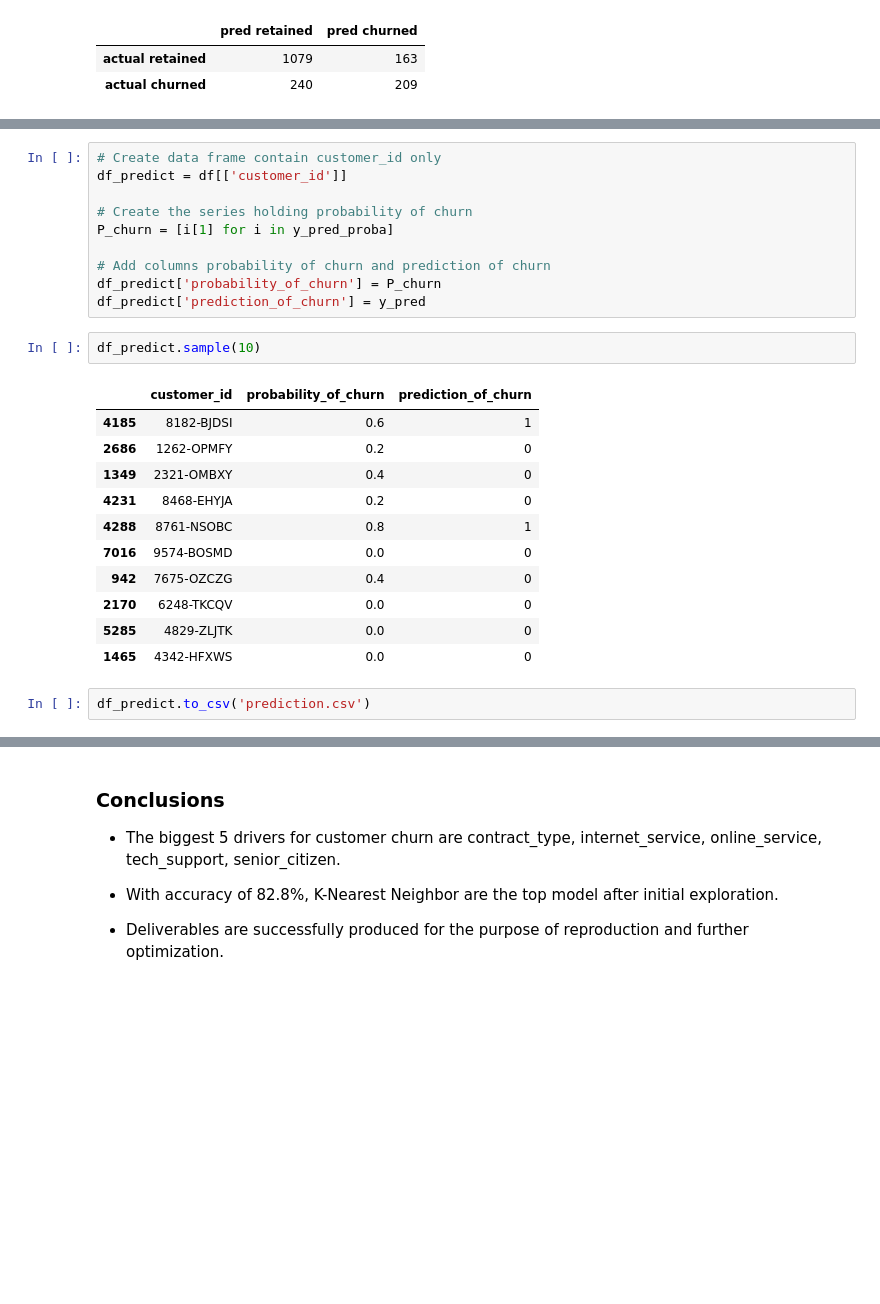
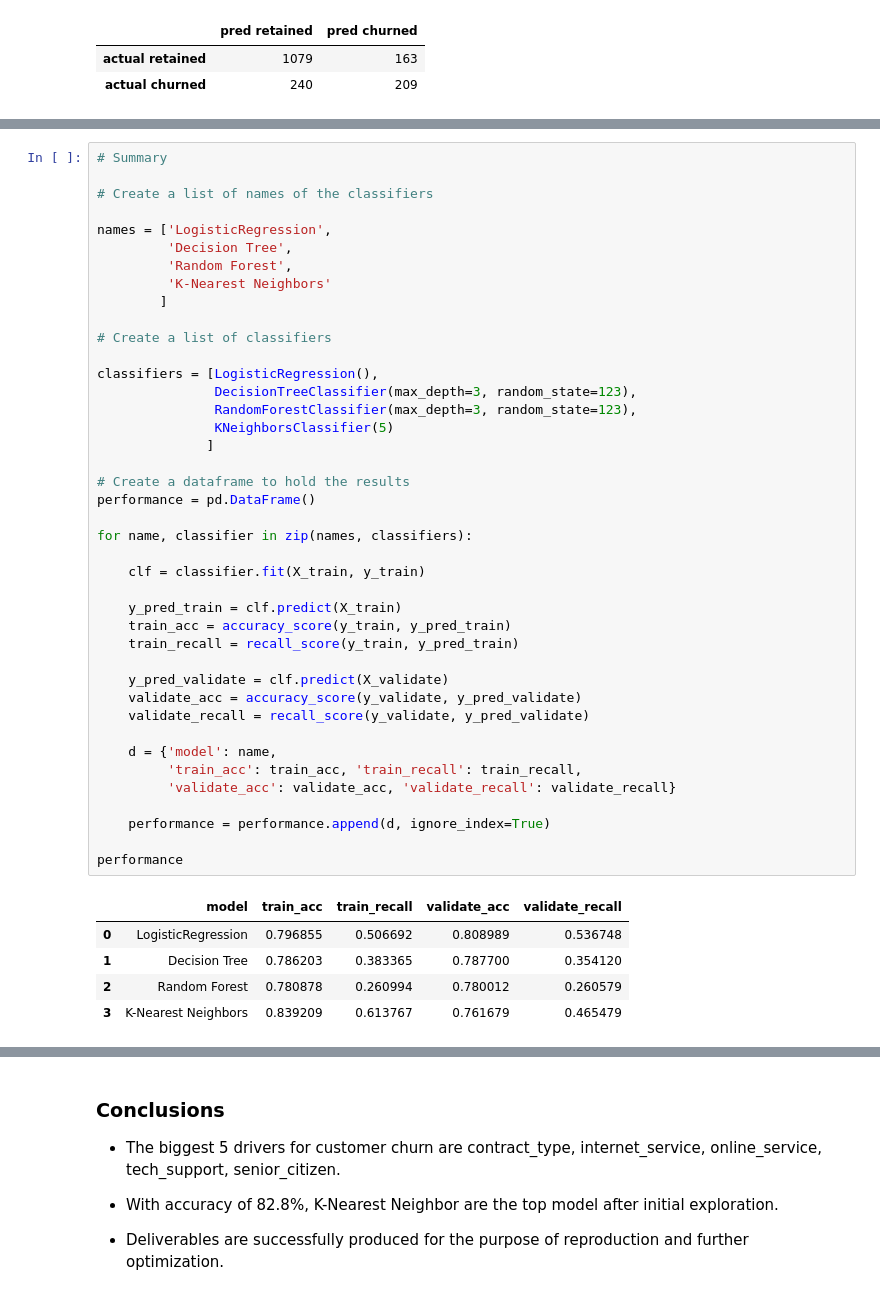
Before and after one commit to Yongliang-Shi/classification-project, a Jupyter notebook: report.ipynb, the cells around one changed output, grey strips where cells are left out. Saved outputs shown, nothing was run; the diff lists cells and outputs as text; blank space fills up the shorter version.

Commit message:
Streamlined model performance summary and test of the best model

```diff
--- a/report.ipynb
+++ b/report.ipynb
@@ -1124,26 +991,47 @@ weighted avg       0.80      0.81      0.80      7043
-# %%
-# Create data frame contain customer_id only
-df_predict = df[['customer_id']]
-
-# Create the series holding probability of churn
-P_churn = [i[1] for i in y_pred_proba]
-
-# Add columns probability of churn and prediction of churn
-df_predict['probability_of_churn'] = P_churn
-df_predict['prediction_of_churn'] = y_pred
-# %%
-df_predict.sample(10)
-# %% [output]
-|  | customer_id | probability_of_churn | prediction_of_churn |
-| 4185 | 8182-BJDSI | 0.6 | 1 |
-| 2686 | 1262-OPMFY | 0.2 | 0 |
-| 1349 | 2321-OMBXY | 0.4 | 0 |
-| 4231 | 8468-EHYJA | 0.2 | 0 |
-| 4288 | 8761-NSOBC | 0.8 | 1 |
-| 7016 | 9574-BOSMD | 0.0 | 0 |
-| 942 | 7675-OZCZG | 0.4 | 0 |
-| 2170 | 6248-TKCQV | 0.0 | 0 |
-| 5285 | 4829-ZLJTK | 0.0 | 0 |
-| 1465 | 4342-HFXWS | 0.0 | 0 |
-# %%
-df_predict.to_csv('prediction.csv')
+# %%
+# Summary
+
+# Create a list of names of the classifiers
+
+names = ['LogisticRegression',
+         'Decision Tree',
+         'Random Forest',
+         'K-Nearest Neighbors'
+        ]
+
+# Create a list of classifiers
+
+classifiers = [LogisticRegression(),
+               DecisionTreeClassifier(max_depth=3, random_state=123),
+               RandomForestClassifier(max_depth=3, random_state=123),
+               KNeighborsClassifier(5)
+              ]
+
+# Create a dataframe to hold the results
+performance = pd.DataFrame()
+
+for name, classifier in zip(names, classifiers):
+
+    clf = classifier.fit(X_train, y_train)
+
+    y_pred_train = clf.predict(X_train)
+    train_acc = accuracy_score(y_train, y_pred_train)
+    train_recall = recall_score(y_train, y_pred_train)
+
+    y_pred_validate = clf.predict(X_validate)
+    validate_acc = accuracy_score(y_validate, y_pred_validate)
+    validate_recall = recall_score(y_validate, y_pred_validate)
+
+    d = {'model': name,
+         'train_acc': train_acc, 'train_recall': train_recall,
+         'validate_acc': validate_acc, 'validate_recall': validate_recall}
+
+    performance = performance.append(d, ignore_index=True)
+
+performance
+# %% [output]
+|  | model | train_acc | train_recall | validate_acc | validate_recall |
+| 0 | LogisticRegression | 0.796855 | 0.506692 | 0.808989 | 0.536748 |
+| 1 | Decision Tree | 0.786203 | 0.383365 | 0.787700 | 0.354120 |
+| 2 | Random Forest | 0.780878 | 0.260994 | 0.780012 | 0.260579 |
+| 3 | K-Nearest Neighbors | 0.839209 | 0.613767 | 0.761679 | 0.465479 |
```
Also changed, not shown: parts of 14 cells of this notebook.
